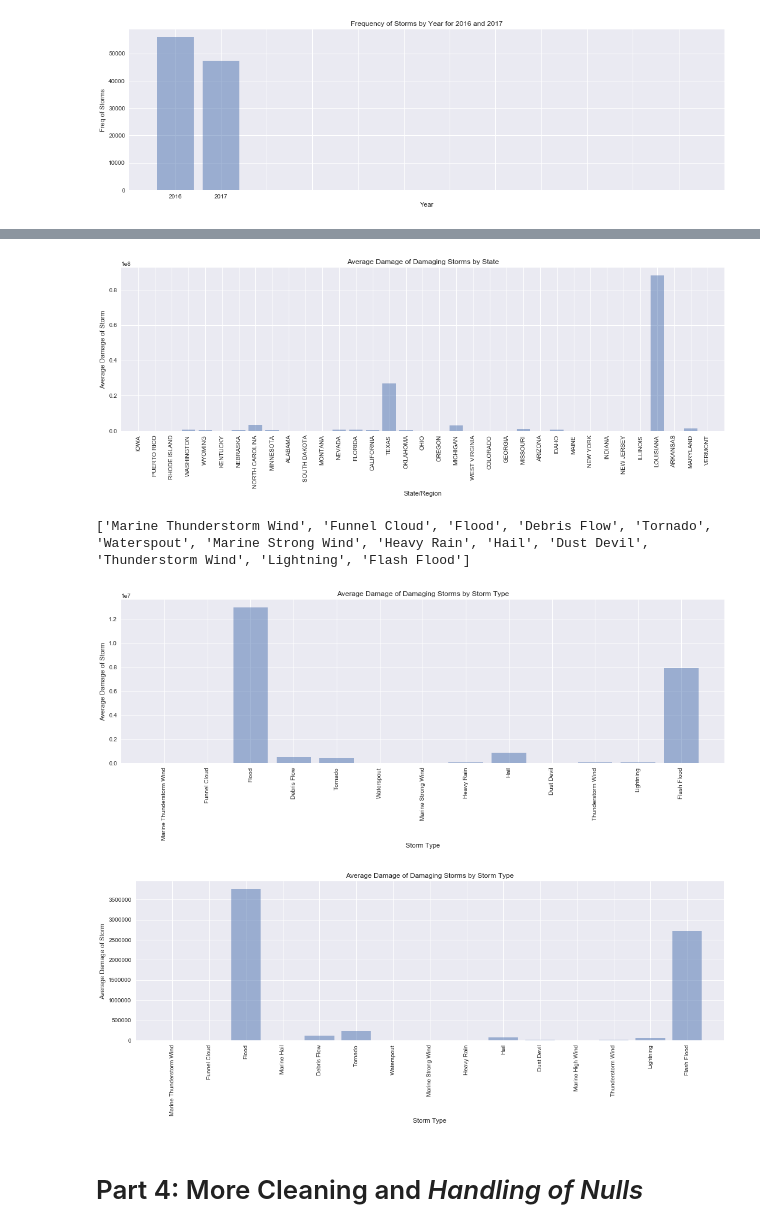
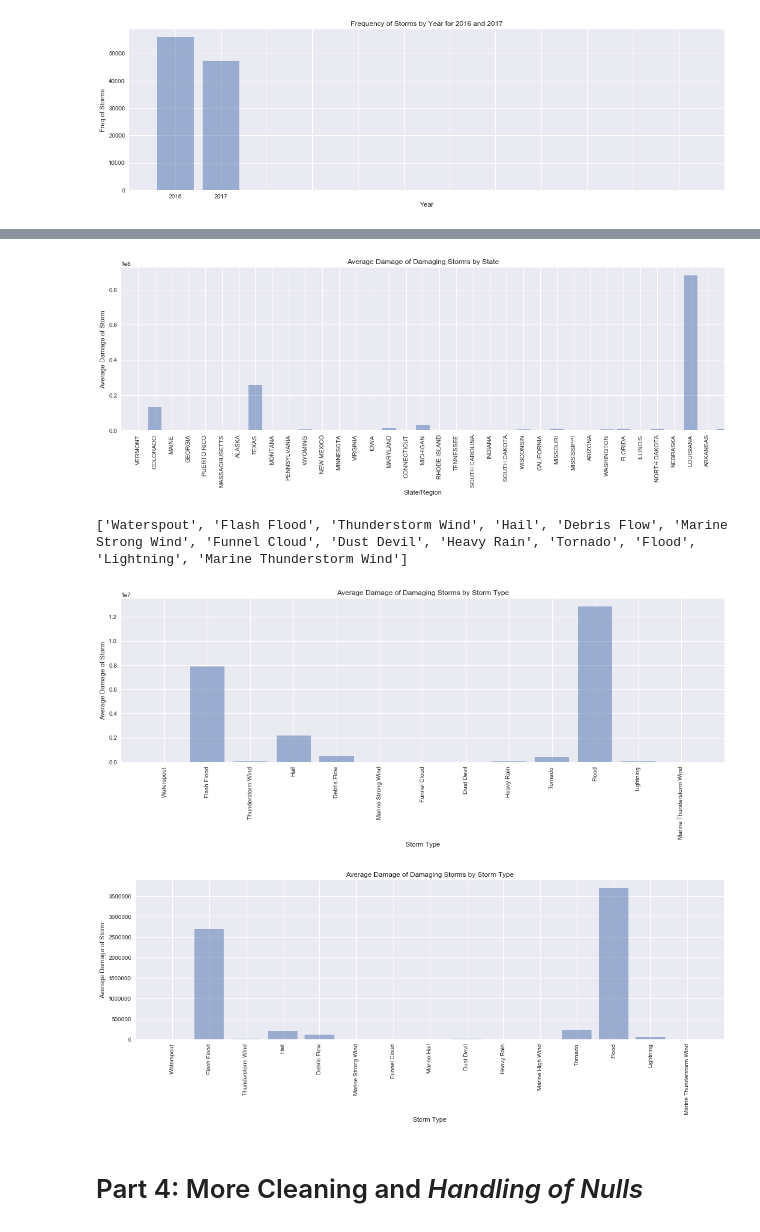
Before and after one commit to jkup11/cs109_storm_project, a Jupyter notebook: Final_Project_Master_v0.ipynb, the cells around one changed output, grey strips where cells are left out. Drawn from its saved outputs; the diff is of its cells as text; code cells hidden in the pictures.

```diff
--- a/Final_Project_Master_v0.ipynb
+++ b/Final_Project_Master_v0.ipynb
@@ -153,0 +187,6 @@ details['DAMAGE_TOTAL'] = details['DAMAGE_PROPERTY'] + details['DAMAGE_CROPS']
+# %%
+print(len(data))
+data = data.dropna(axis=0, subset=['DAMAGE_PROPERTY'])
+print(len(data))
+
+data['DAMAGE_PROPERTY'].head()
@@ -155,12 +203,12 @@ details['DAMAGE_TOTAL'] = details['DAMAGE_PROPERTY'] + details['DAMAGE_CROPS']
 # Make new categorical column for has_damage
 
 has_damage = []
-for x in details['DAMAGE_TOTAL']:
+for x in data['DAMAGE_PROPERTY']:
     if x > 0.0:
         has_damage.append(1)
     else:
         has_damage.append(0)
 
-details['HAS_DAMAGE'] = has_damage
-details['HAS_DAMAGE'].head()
+data['HAS_DAMAGE'] = has_damage
+data['HAS_DAMAGE'].head()
 # %% [output]
@@ -170,13 +218,3 @@ details['HAS_DAMAGE'].head()
 3    0
 4    0
 Name: HAS_DAMAGE, dtype: int64
-# %%
-# merge details and location data
-
-data = pd.merge(details, locations, how='inner', on=['EPISODE_ID', 'EVENT_ID'])
-print(data.shape)
-data.head()
-
-## NOTE: possibility to merge on fatalities, but there are very few (766) so this would be a special case model
-## perhaps use for some final added analysis
-## data = pd.merge(data1, fatalities, how='inner', on=['EVENT_ID'])
@@ -273,7 +312,7 @@ states_final = []
 ave_per_state = []
 for i in range(len(states)):
     state = states[i]
-    state_damage = damage_data[damage_data['STATE'] == state]['DAMAGE_TOTAL']
+    state_damage = damage_data[damage_data['STATE'] == state]['DAMAGE_PROPERTY']
     if len(state_damage) > 10:
         ave = np.mean(state_damage)
         states_final.append(state)
@@ -292,37 +331,37 @@ ax.set_title('Average Damage of Damaging Storms by State')
 
 plt.show()
 # %% [output]
-[figure, old version]
+[figure, new version]
 # %%
 # display average damage per storm type given causes damage
 
 sns.set(color_codes=True)
 
 storm_types = list(set(damage_data['EVENT_TYPE'].values))
 print(storm_types)
 
 ave_per_storm = []
 for i in range(len(storm_types)):
     storm = storm_types[i]
-    storm_damage = damage_data[damage_data['EVENT_TYPE'] == storm]['DAMAGE_TOTAL']
+    storm_damage = damage_data[damage_data['EVENT_TYPE'] == storm]['DAMAGE_PROPERTY']
     ave = np.mean(storm_damage)
     ave_per_storm.append(ave)
 
 # plot this info
 fig, ax = plt.subplots(1, 1, figsize=(18, 5))
 
 ax.bar(range(len(storm_types)), ave_per_storm, align='center', alpha=0.5)
 ax.set_xlim([-1, len(storm_types)])
 ax.set_xticks(range(len(storm_types)))
 ax.set_xticklabels(storm_types, rotation=90)
 ax.set_xlabel('Storm Type')
 ax.set_ylabel('Average Damage of Storm')
 ax.set_title('Average Damage of Damaging Storms by Storm Type')
 
 plt.show()
 # %% [output]
-['Marine Thunderstorm Wind', 'Funnel Cloud', 'Flood', 'Debris Flow', 'Tornado', 'Waterspout', 'Marine Strong Wind', 'Heavy Rain', 'Hail', 'Dust Devil', 'Thunderstorm Wind', 'Lightning', 'Flash Flood']
+['Waterspout', 'Flash Flood', 'Thunderstorm Wind', 'Hail', 'Debris Flow', 'Marine Strong Wind', 'Funnel Cloud', 'Dust Devil', 'Heavy Rain', 'Tornado', 'Flood', 'Lightning', 'Marine Thunderstorm Wind']
-[figure, old version]
+[figure, new version]
 # %%
 # display average damage per storm type without conditioning on damage causing
 
@@ -333,7 +372,7 @@ storm_types = list(set(data['EVENT_TYPE'].values))
 ave_per_storm = []
 for i in range(len(storm_types)):
     storm = storm_types[i]
-    storm_damage = data[data['EVENT_TYPE'] == storm]['DAMAGE_TOTAL']
+    storm_damage = data[data['EVENT_TYPE'] == storm]['DAMAGE_PROPERTY']
     ave = np.mean(storm_damage)
     ave_per_storm.append(ave)
 
@@ -350,7 +389,7 @@ ax.set_title('Average Damage of Damaging Storms by Storm Type')
 
 plt.show()
 # %% [output]
-[figure, old version]
+[figure, new version]
 # %% [markdown]
 # Part 4: More Cleaning and *Handling of Nulls*
 # %%
```
Also changed, not shown: parts of 60 cells of this notebook.
